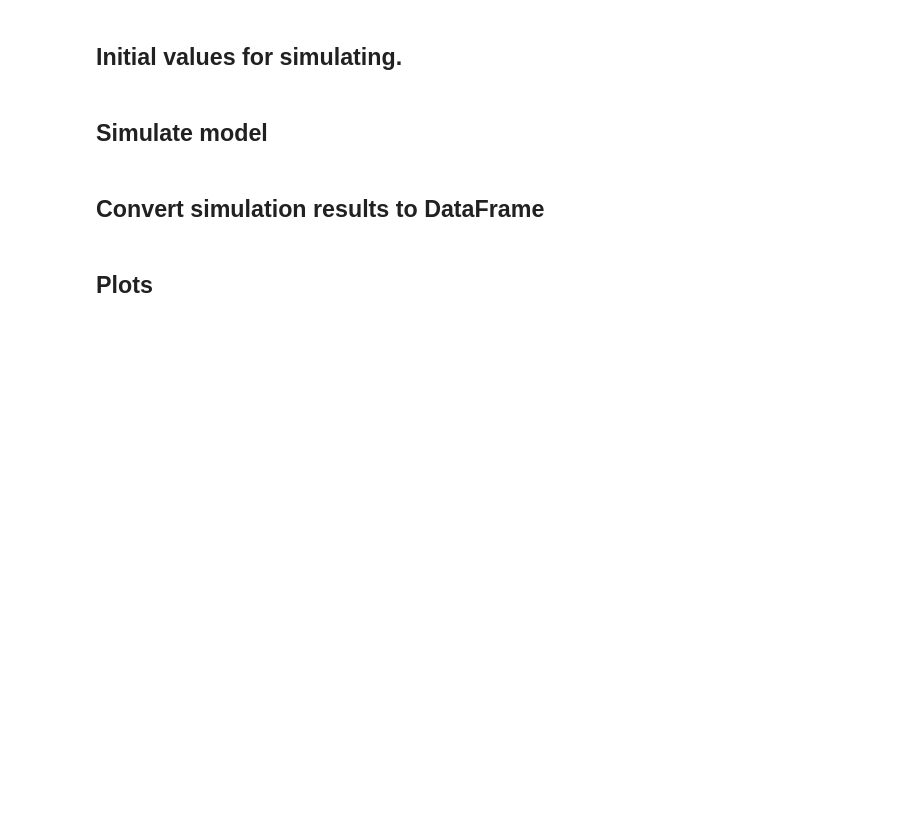
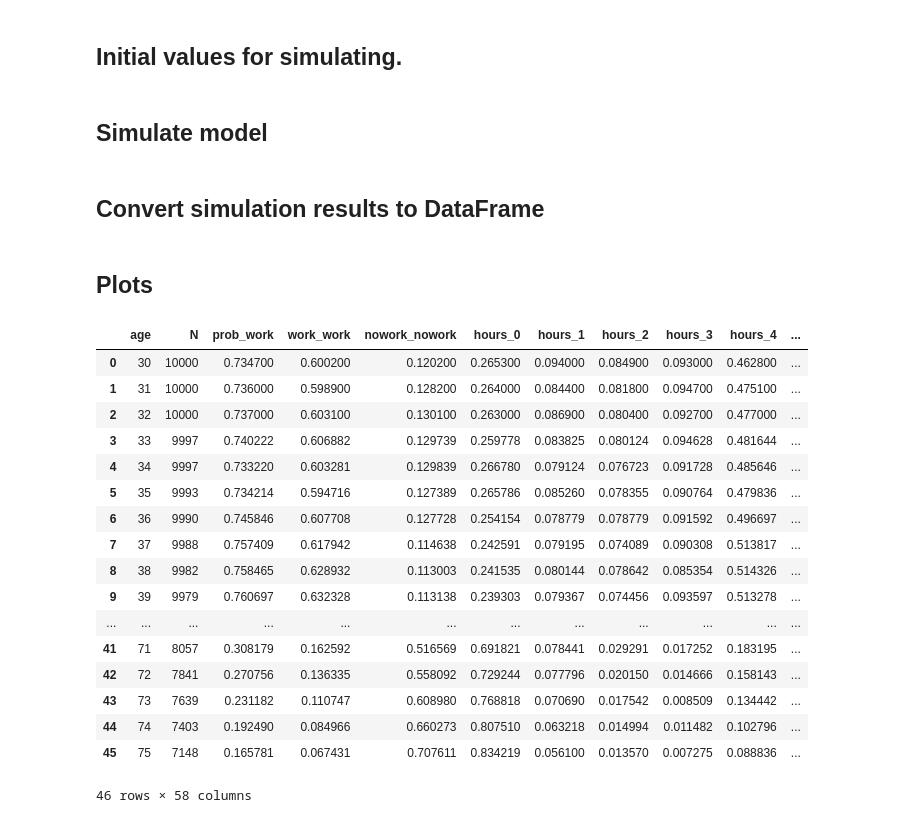
Before and after one commit to LarsenFred/Thesis, a Jupyter notebook: edu1/unexp_counterfactual_edu1.ipynb, the cells around one changed output. Saved outputs shown, nothing was run; the diff lists cells and outputs as text; code cells hidden in the pictures; blank space fills up the shorter version.

```diff
--- a/edu1/unexp_counterfactual_edu1.ipynb
+++ b/edu1/unexp_counterfactual_edu1.ipynb
@@ -97,7 +97,7 @@ options = {
         "n_periods": n_periods,
         "choices": choices, # 4 choices
         "hours": jnp.array([0,250,750,1300,1900]), #list
-        "max_hours": 1500,
+        "max_hours": 1900,
         "start_age": 30,
         "tax_threshold1": 0.480,
         "tax_threshold2": 5.698,
@@ -115,6 +115,7 @@ options = {
         "max_init_experience": 5,
         "max_ret_period": 45, # Age 75
         "min_ret_period": 30, # Age 60
+        "counterfac_age": 55,
     },
     "state_space": {
         "n_periods": n_periods,
@@ -281,17 +313,42 @@ moments_sim_count = compute_simulation_moments(df_sim_count, start_age, hours_ma
 ## Plots
 # %%
 edu = df_edu.copy().loc[df_edu.age <= 75]       # empirical
-moments_sim_count_ci = compute_simulation_moments_with_ci(df_sim_count, start_age, hours_map)  # Call the function
-moments_sim_count_ci = moments_sim_count_ci.loc[moments_sim_count_ci.age <= 75]  # Filter simulated + CIs
+unexp_moments_sim_count_ci = compute_simulation_moments_with_ci(df_sim_count, start_age, hours_map)  # Call the function
+unexp_moments_sim_count_ci = unexp_moments_sim_count_ci.loc[unexp_moments_sim_count_ci.age <= 75]  # Filter simulated + CIs
 
-moments_sim_init_ci = compute_simulation_moments_with_ci(df_sim_init, start_age, hours_map)  # Call the function
-moments_sim_init_ci = moments_sim_init_ci.loc[moments_sim_init_ci.age <= 75]  # Filter simulated + CIs
+unexp_moments_sim_init_ci = compute_simulation_moments_with_ci(df_sim_init, start_age, hours_map)  # Call the function
+unexp_moments_sim_init_ci = unexp_moments_sim_init_ci.loc[unexp_moments_sim_init_ci.age <= 75]  # Filter simulated + CIs
 
 # location to store plots in
-BASE = "/Users/frederiklarsen/Library/Mobile Documents/com~apple~CloudDocs/KU/Speciale/Figurer/Counterfactuals"
+# BASE = "/Users/frederiklarsen/Library/Mobile Documents/com~apple~CloudDocs/KU/Speciale/Figurer/Counterfactuals"
 # print plots
 # plot_empirical_vs_simulated_with_ci(moments_sim_init_ci, moments_sim_count_ci, BASE, out_subfolder="edu1")
 # plot_empirical_vs_simulated_with_ci(edu, moments_sim_count_ci, BASE, out_subfolder="edu1")
+
+# edu2.ipynb
+# OUT_DIR = repo_path + "/counterfactuals"
+# moments_sim_init_ci.to_pickle (os.path.join(OUT_DIR, "moments_init_edu1.pkl"))
+# moments_sim_count_ci.to_pickle(os.path.join(OUT_DIR, "moments_cf_edu1.pkl"))
+unexp_moments_sim_count_ci
+# %% [output]
+|  | age | N | prob_work | work_work | nowork_nowork | hours_0 | hours_1 | hours_2 | hours_3 | hours_4 | ... |
+| 0 | 30 | 10000 | 0.734700 | 0.600200 | 0.120200 | 0.265300 | 0.094000 | 0.084900 | 0.093000 | 0.462800 | ... |
+| 1 | 31 | 10000 | 0.736000 | 0.598900 | 0.128200 | 0.264000 | 0.084400 | 0.081800 | 0.094700 | 0.475100 | ... |
+| 2 | 32 | 10000 | 0.737000 | 0.603100 | 0.130100 | 0.263000 | 0.086900 | 0.080400 | 0.092700 | 0.477000 | ... |
+| 3 | 33 | 9997 | 0.740222 | 0.606882 | 0.129739 | 0.259778 | 0.083825 | 0.080124 | 0.094628 | 0.481644 | ... |
+| 4 | 34 | 9997 | 0.733220 | 0.603281 | 0.129839 | 0.266780 | 0.079124 | 0.076723 | 0.091728 | 0.485646 | ... |
+| 5 | 35 | 9993 | 0.734214 | 0.594716 | 0.127389 | 0.265786 | 0.085260 | 0.078355 | 0.090764 | 0.479836 | ... |
+| 6 | 36 | 9990 | 0.745846 | 0.607708 | 0.127728 | 0.254154 | 0.078779 | 0.078779 | 0.091592 | 0.496697 | ... |
+| 7 | 37 | 9988 | 0.757409 | 0.617942 | 0.114638 | 0.242591 | 0.079195 | 0.074089 | 0.090308 | 0.513817 | ... |
+| 8 | 38 | 9982 | 0.758465 | 0.628932 | 0.113003 | 0.241535 | 0.080144 | 0.078642 | 0.085354 | 0.514326 | ... |
+| 9 | 39 | 9979 | 0.760697 | 0.632328 | 0.113138 | 0.239303 | 0.079367 | 0.074456 | 0.093597 | 0.513278 | ... |
+| ... | ... | ... | ... | ... | ... | ... | ... | ... | ... | ... | ... |
+| 41 | 71 | 8057 | 0.308179 | 0.162592 | 0.516569 | 0.691821 | 0.078441 | 0.029291 | 0.017252 | 0.183195 | ... |
+| 42 | 72 | 7841 | 0.270756 | 0.136335 | 0.558092 | 0.729244 | 0.077796 | 0.020150 | 0.014666 | 0.158143 | ... |
+| 43 | 73 | 7639 | 0.231182 | 0.110747 | 0.608980 | 0.768818 | 0.070690 | 0.017542 | 0.008509 | 0.134442 | ... |
+| 44 | 74 | 7403 | 0.192490 | 0.084966 | 0.660273 | 0.807510 | 0.063218 | 0.014994 | 0.011482 | 0.102796 | ... |
+| 45 | 75 | 7148 | 0.165781 | 0.067431 | 0.707611 | 0.834219 | 0.056100 | 0.013570 | 0.007275 | 0.088836 | ... |
+46 rows × 58 columns
 # %%
 metrics = ['avg_hours', 'avg_wealth', 'avg_consumption']
 df_diff = compute_counterfactual_diff(
```
Also changed, not shown: parts of 9 cells of this notebook, 26 other files.
